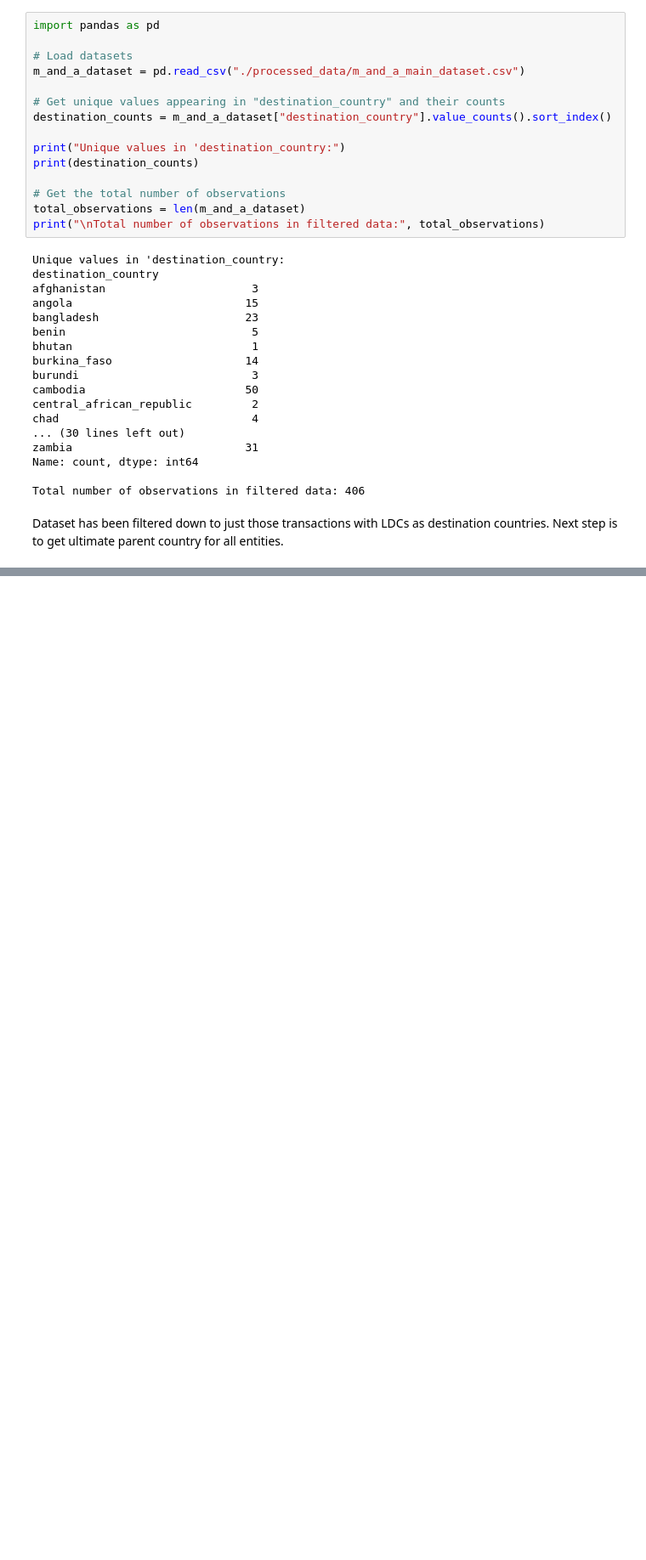
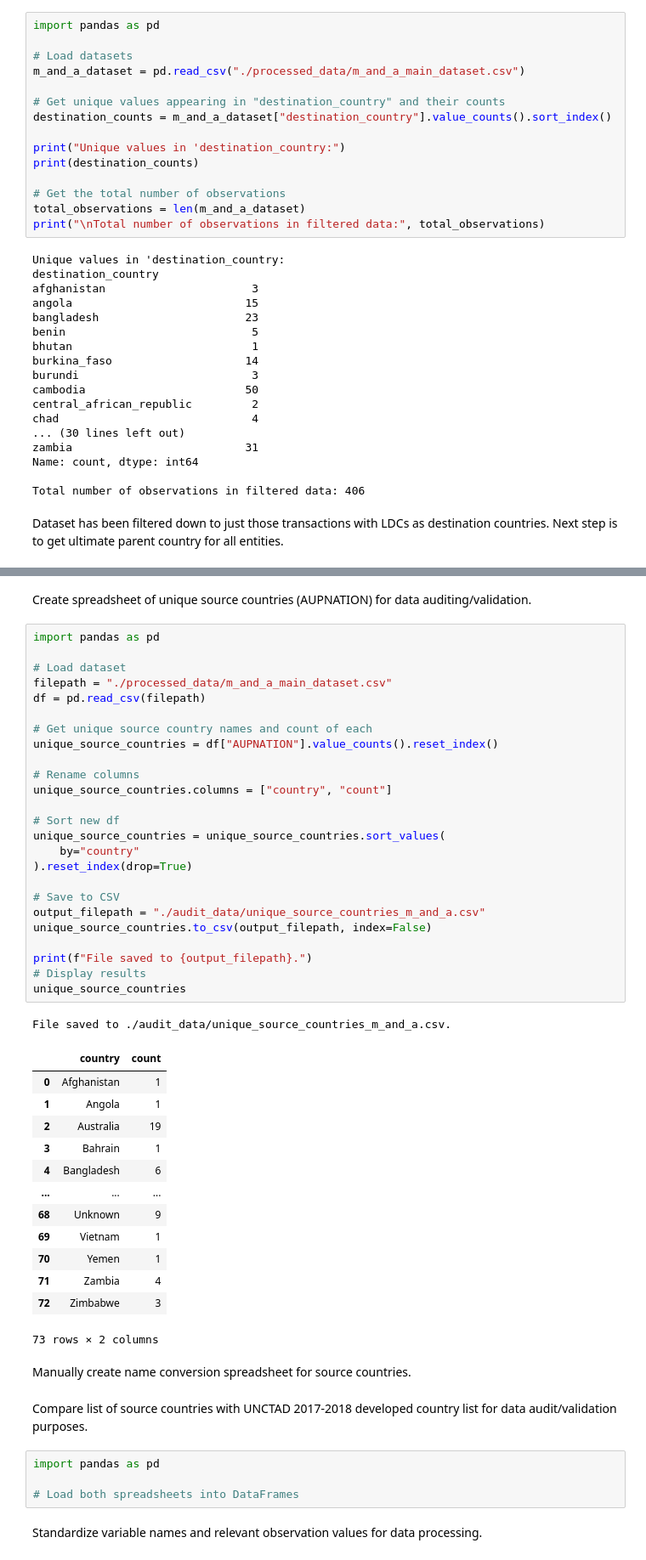
Before and after one commit to andrewkentjohnston/cuervo_cazurra_and_genc_replication_project, a Jupyter notebook: main.ipynb, the cells around one changed output, grey strips where cells are left out. Shown at 85% size. Drawn from its saved outputs; the diff is of its cells as text; blank space fills up the shorter version.

```diff
--- a/main.ipynb
+++ b/main.ipynb
@@ -1079,0 +1149,52 @@ Dataset has been filtered down to just those transactions with LDCs as destinati
+# %% [markdown]
+Create spreadsheet of unique source countries (AUPNATION) for data auditing/validation.
+# %%
+import pandas as pd
+
+# Load dataset
+filepath = "./processed_data/m_and_a_main_dataset.csv"
+df = pd.read_csv(filepath)
+
+# Get unique source country names and count of each
+unique_source_countries = df["AUPNATION"].value_counts().reset_index()
+
+# Rename columns
+unique_source_countries.columns = ["country", "count"]
+
+# Sort new df
+unique_source_countries = unique_source_countries.sort_values(
+    by="country"
+).reset_index(drop=True)
+
+# Save to CSV
+output_filepath = "./audit_data/unique_source_countries_m_and_a.csv"
+unique_source_countries.to_csv(output_filepath, index=False)
+
+print(f"File saved to {output_filepath}.")
+# Display results
+unique_source_countries
+# %% [output]
+File saved to ./audit_data/unique_source_countries_m_and_a.csv.
+|  | country | count |
+| 0 | Afghanistan | 1 |
+| 1 | Angola | 1 |
+| 2 | Australia | 19 |
+| 3 | Bahrain | 1 |
+| 4 | Bangladesh | 6 |
+| ... | ... | ... |
+| 68 | Unknown | 9 |
+| 69 | Vietnam | 1 |
+| 70 | Yemen | 1 |
+| 71 | Zambia | 4 |
+| 72 | Zimbabwe | 3 |
+73 rows × 2 columns
+# %% [markdown]
+Manually create name conversion spreadsheet for source countries.
+# %% [markdown]
+Compare list of source countries with UNCTAD 2017-2018 developed country list for data audit/validation purposes.
+# %%
+import pandas as pd
+
+# Load both spreadsheets into DataFrames
+# %% [markdown]
+Standardize variable names and relevant observation values for data processing.
```
Also changed, not shown: parts of 12 cells of this notebook, 7 other files.
